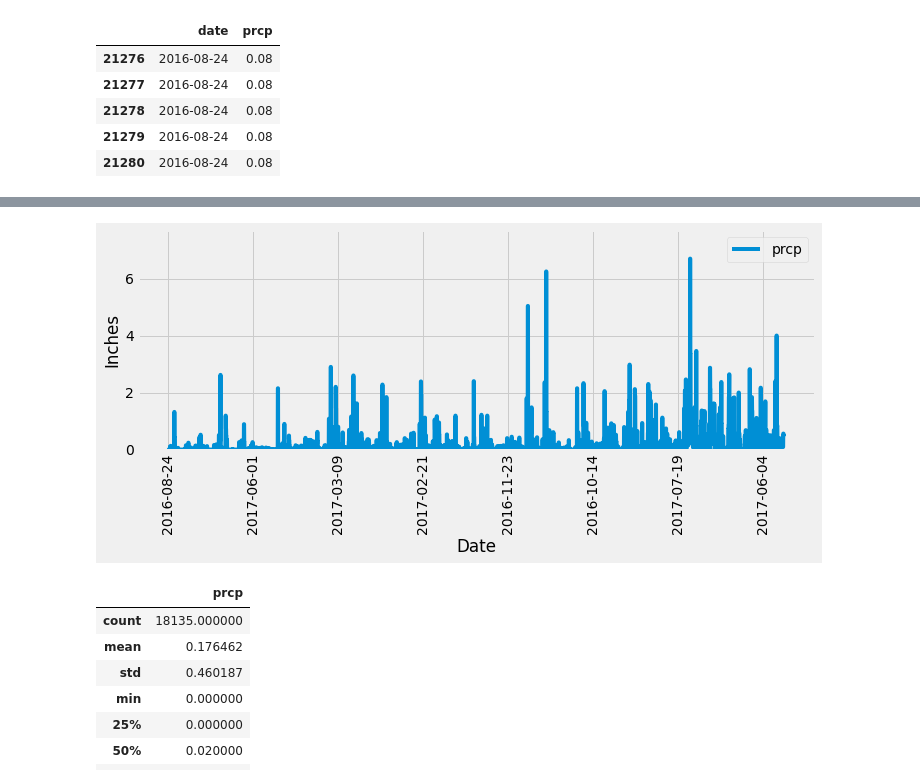
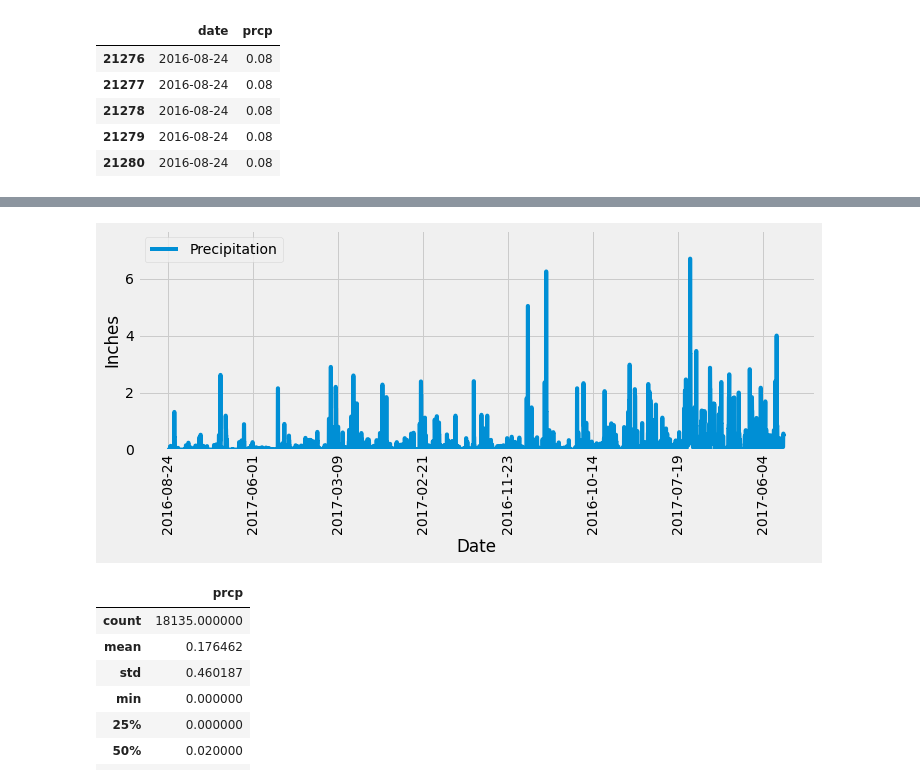
Before and after one commit to Lindsey-G/UCI-Homework-Giron, a Jupyter notebook: Homework_01/10-sqlalchemy-challenge/02-Homework_10-Advanced-Data-Storage-and-Retrieval_Instructions_climate_starter.ipynb, the cells around one changed output, grey strips where cells are left out. Saved outputs shown, nothing was run; the diff lists cells and outputs as text; code cells hidden in the pictures.

```diff
--- a/Homework_01/10-sqlalchemy-challenge/02-Homework_10-Advanced-Data-Storage-and-Retrieval_Instructions_climate_starter.ipynb
+++ b/Homework_01/10-sqlalchemy-challenge/02-Homework_10-Advanced-Data-Storage-and-Retrieval_Instructions_climate_starter.ipynb
@@ -120,3 +99,7 @@ date_prcp['date'].min()
 date_prcp['date'].max()
 # %% [output]
 '2017-08-23'
+# %%
+# set the index to the date column
+clean_hawaii = one_year_data.dropna()
+clean_hawaii.set_index('date').head()
@@ -144,4 +134,0 @@ one_year_data.sort_values('date', ascending=False).head()
-# %%
-# set the index to the date column
-clean_hawaii = one_year_data.dropna()
-clean_hawaii.set_index('date')
@@ -163,17 +135,17 @@ clean_hawaii.set_index('date')
 # %%
 # Use Pandas Plotting with Matplotlib to plot the data
-clean_hawaii.plot(x='date',y='prcp', figsize=(10,5), rot='vertical')
+clean_hawaii.plot(x='date',y='prcp', figsize=(10,5), rot='vertical', label="Precipitation")
 
 plt.tight_layout()
 min_ylim = clean_hawaii['prcp'].min()
 max_ylim = clean_hawaii['prcp'].max()
 plt.ylim(min_ylim, max_ylim+1)
 
 plt.xlabel("Date")
 plt.ylabel("Inches")
 plt.show()
 # %% [output]
-[figure, old version]
+[figure, new version]
 # %%
 # Use Pandas to calcualte the summary statistics for the precipitation data
 clean_hawaii.describe()
```
Also changed, not shown: parts of 10 cells of this notebook.
